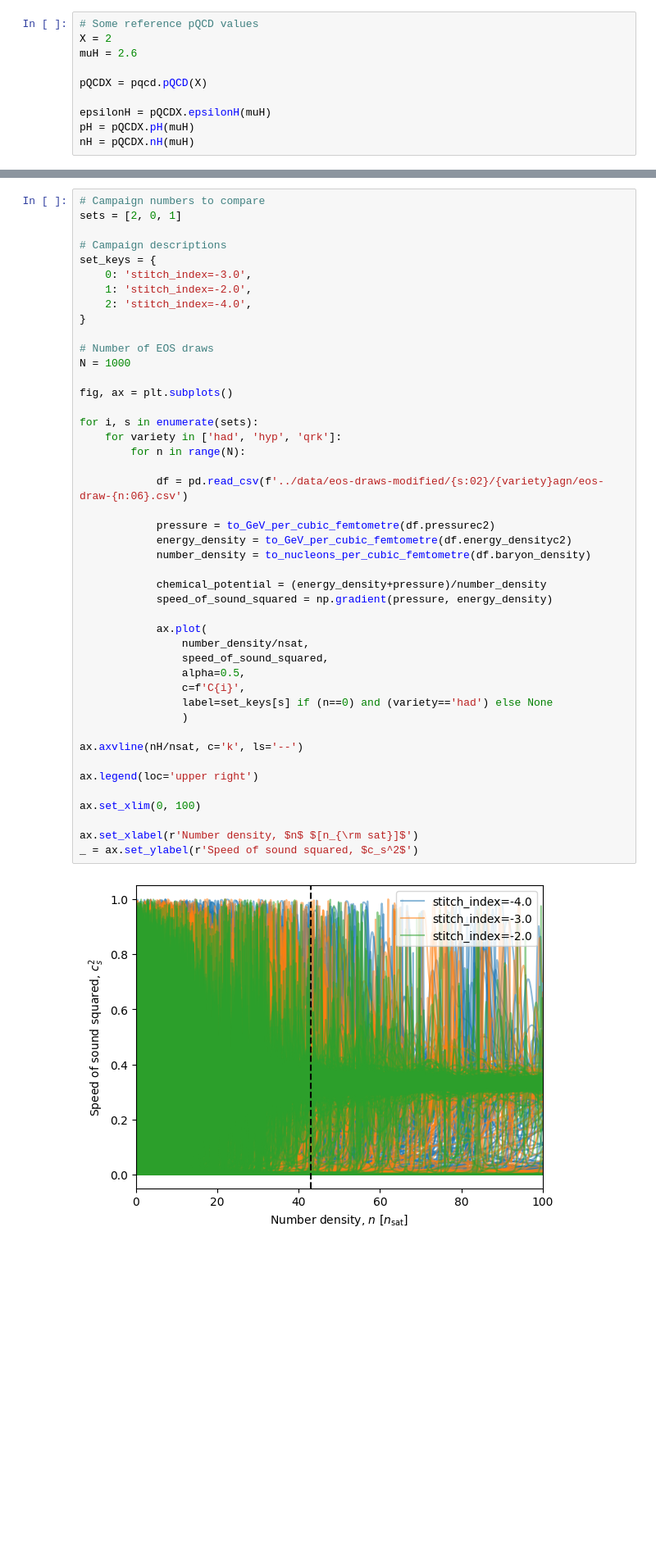
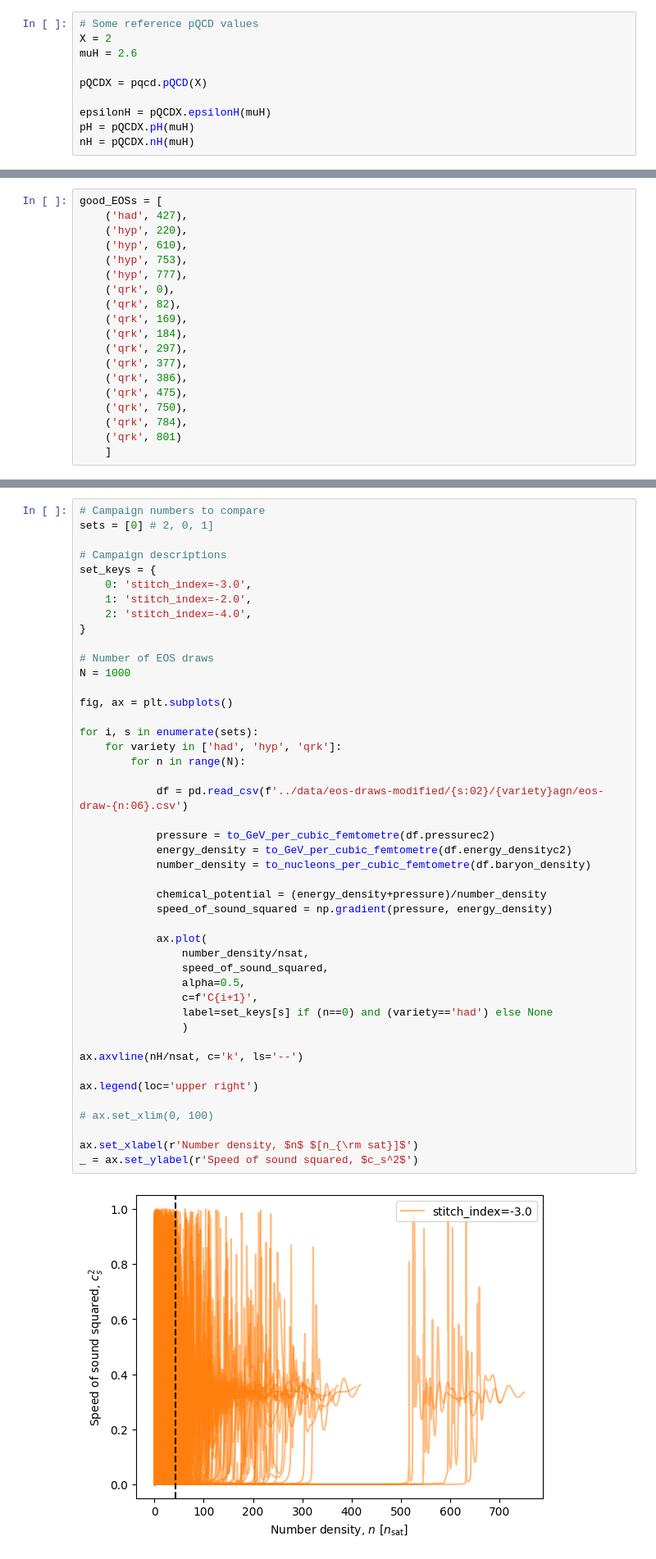
Before and after one commit to eliotfinch/pqcd, a Jupyter notebook: notebooks/inspect_modified_eos_draws.ipynb, the cells around one changed output, grey strips where cells are left out. Shown at 82% size. Drawn from its saved outputs; the diff is of its cells as text; blank space fills up the shorter version.

```diff
--- a/notebooks/inspect_modified_eos_draws.ipynb
+++ b/notebooks/inspect_modified_eos_draws.ipynb
@@ -74,0 +198,19 @@ _ = ax.set_ylabel(r'Speed of sound squared, $c_s^2$')
+# %%
+good_EOSs = [
+    ('had', 427),
+    ('hyp', 220),
+    ('hyp', 610),
+    ('hyp', 753),
+    ('hyp', 777),
+    ('qrk', 0),
+    ('qrk', 82),
+    ('qrk', 169),
+    ('qrk', 184),
+    ('qrk', 297),
+    ('qrk', 377),
+    ('qrk', 386),
+    ('qrk', 475),
+    ('qrk', 750),
+    ('qrk', 784),
+    ('qrk', 801)
+    ]
@@ -75,6 +264,6 @@ _ = ax.set_ylabel(r'Speed of sound squared, $c_s^2$')
 # %%
 # Campaign numbers to compare
-sets = [2, 0, 1]
+sets = [0] # 2, 0, 1]
 
 # Campaign descriptions
 set_keys = {
@@ -89,36 +278,36 @@ N = 1000
 fig, ax = plt.subplots()
 
 for i, s in enumerate(sets):
     for variety in ['had', 'hyp', 'qrk']:
         for n in range(N):
 
             df = pd.read_csv(f'../data/eos-draws-modified/{s:02}/{variety}agn/eos-draw-{n:06}.csv')
 
             pressure = to_GeV_per_cubic_femtometre(df.pressurec2)
             energy_density = to_GeV_per_cubic_femtometre(df.energy_densityc2)
             number_density = to_nucleons_per_cubic_femtometre(df.baryon_density)
 
             chemical_potential = (energy_density+pressure)/number_density
             speed_of_sound_squared = np.gradient(pressure, energy_density)
 
             ax.plot(
                 number_density/nsat,
                 speed_of_sound_squared,
                 alpha=0.5,
-                c=f'C{i}',
+                c=f'C{i+1}',
                 label=set_keys[s] if (n==0) and (variety=='had') else None
                 )
 
 ax.axvline(nH/nsat, c='k', ls='--')
 
 ax.legend(loc='upper right')
 
-ax.set_xlim(0, 100)
+# ax.set_xlim(0, 100)
 
 ax.set_xlabel(r'Number density, $n$ $[n_{\rm sat}]$')
 _ = ax.set_ylabel(r'Speed of sound squared, $c_s^2$')
 # %% [output]
-[figure, old version]
+[figure, new version]
 # %%
 # Campaign numbers to compare
 sets = [3, 0, 4]
```
Also changed, not shown: parts of 30 cells of this notebook.
